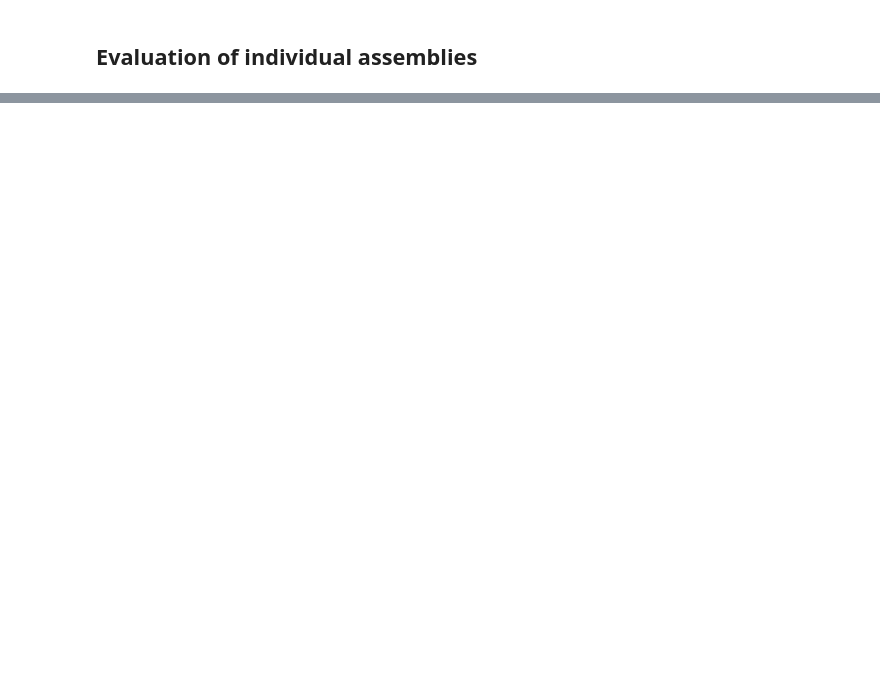
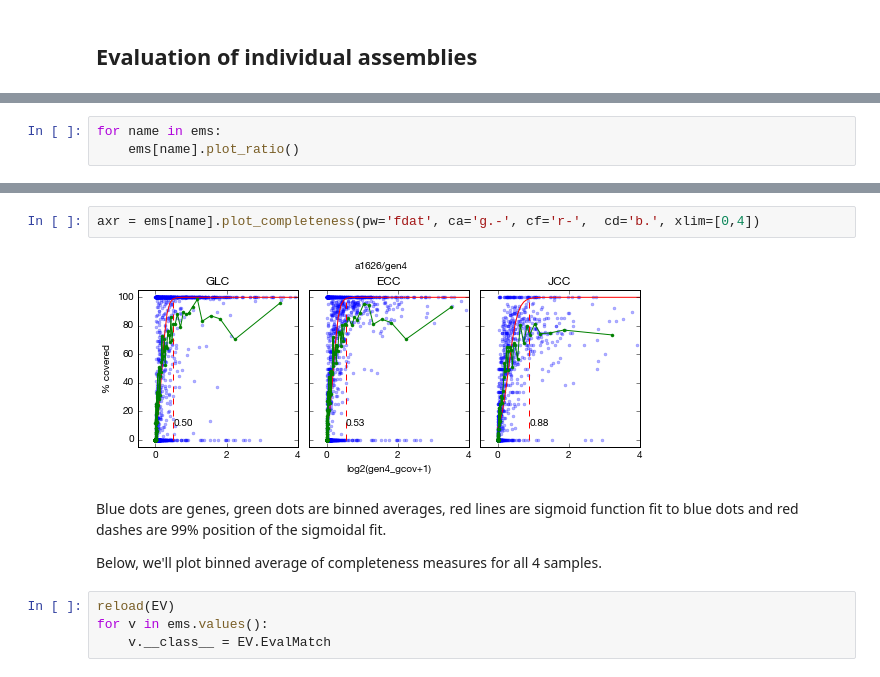
Before and after one commit to kensugino/jGEM, a Jupyter notebook: doc/quickstart.ipynb, the cells around one changed output, grey strips where cells are left out. Drawn from its saved outputs; the diff is of its cells as text; blank space fills up the shorter version.

```diff
--- a/doc/quickstart.ipynb
+++ b/doc/quickstart.ipynb
@@ -180,0 +300,3 @@ Main outputs are .ex.txt.gz, .sj.txt.gz, each containing exons and junctions. BE
+# %%
+for name in ems:
+    ems[name].plot_ratio()
@@ -182,0 +320,12 @@ Main outputs are .ex.txt.gz, .sj.txt.gz, each containing exons and junctions. BE
+# %%
+axr = ems[name].plot_completeness(pw='fdat', ca='g.-', cf='r-',  cd='b.', xlim=[0,4])
+# %% [output]
+[figure, added]
+# %% [markdown]
+Blue dots are genes, green dots are binned averages, red lines are sigmoid function fit to blue dots and red dashes are 99% position of the sigmoidal fit.
+
+Below, we'll plot binned average of completeness measures for all 4 samples.
+# %%
+reload(EV)
+for v in ems.values():
+    v.__class__ = EV.EvalMatch
```
Also changed, not shown: parts of 32 cells of this notebook, 12 other files.
